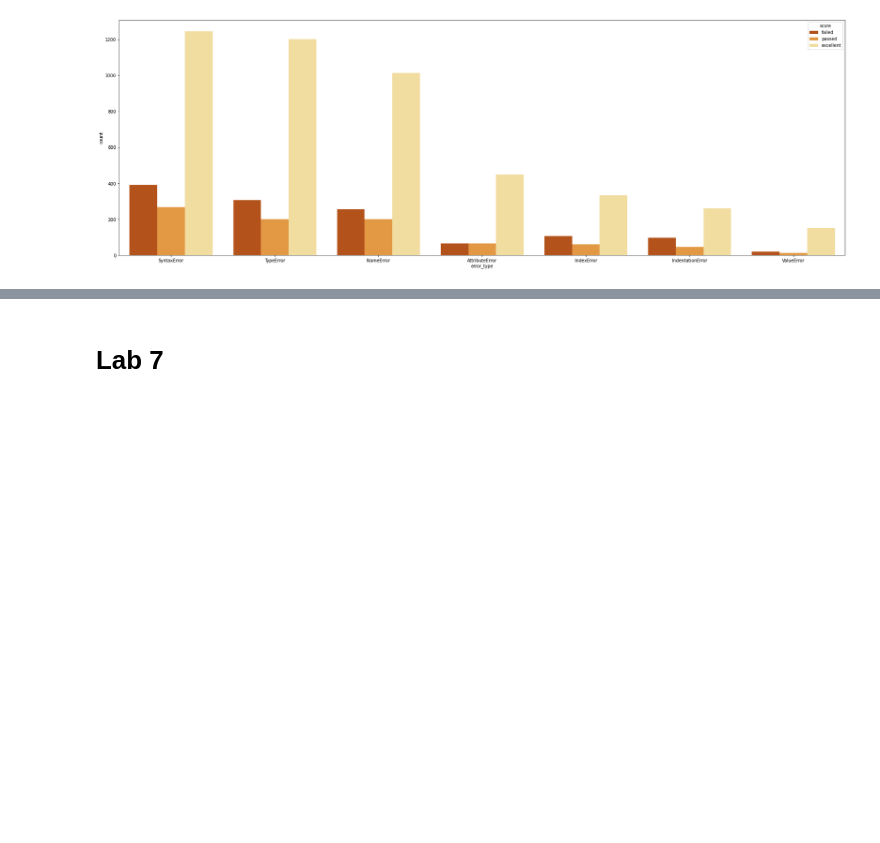
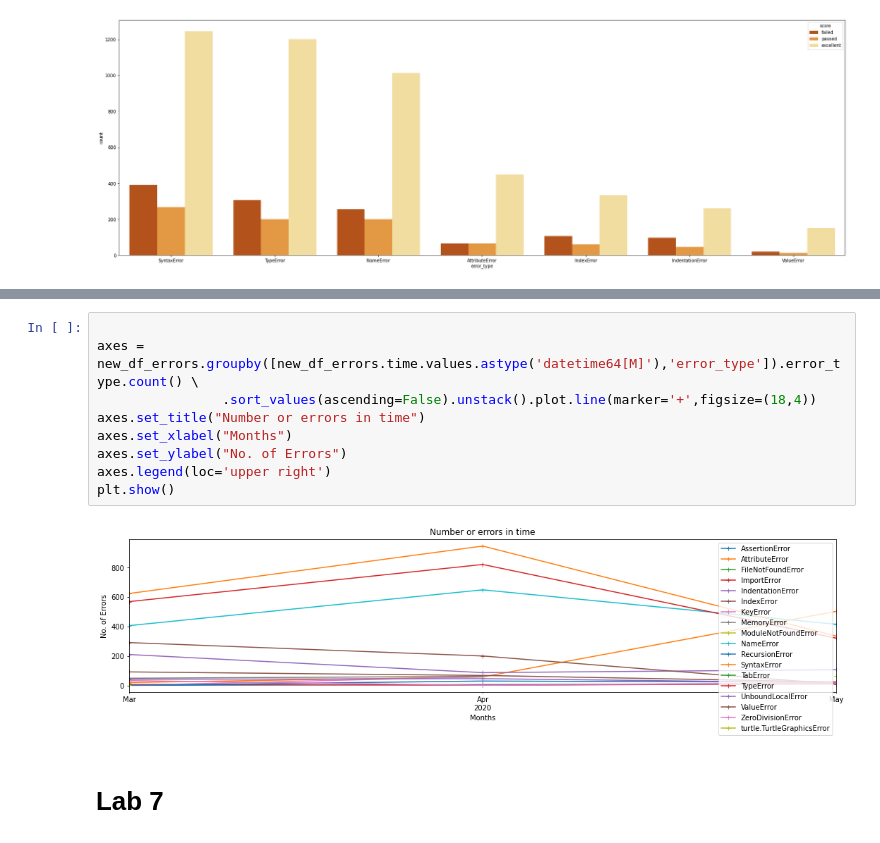
Before and after one commit to alefreda/thonny-log-analysis, a Jupyter notebook: Thonny_log_analysis.ipynb, the cells around one changed output, grey strips where cells are left out. Cells and saved outputs as stored; diff of their text form; blank space fills up the shorter version.

```diff
--- a/Thonny_log_analysis.ipynb
+++ b/Thonny_log_analysis.ipynb
@@ -344,3 +370,14 @@ plt.show()
+# %%
+
+axes = new_df_errors.groupby([new_df_errors.time.values.astype('datetime64[M]'),'error_type']).error_type.count() \
+                .sort_values(ascending=False).unstack().plot.line(marker='+',figsize=(18,4))
+axes.set_title("Number or errors in time")
+axes.set_xlabel("Months")
+axes.set_ylabel("No. of Errors")
+axes.legend(loc='upper right')
+plt.show()
+# %% [output]
+[figure, added]
 # %% [markdown]
 # Lab 7
 # %%
```
Also changed, not shown: parts of 5 cells of this notebook.
